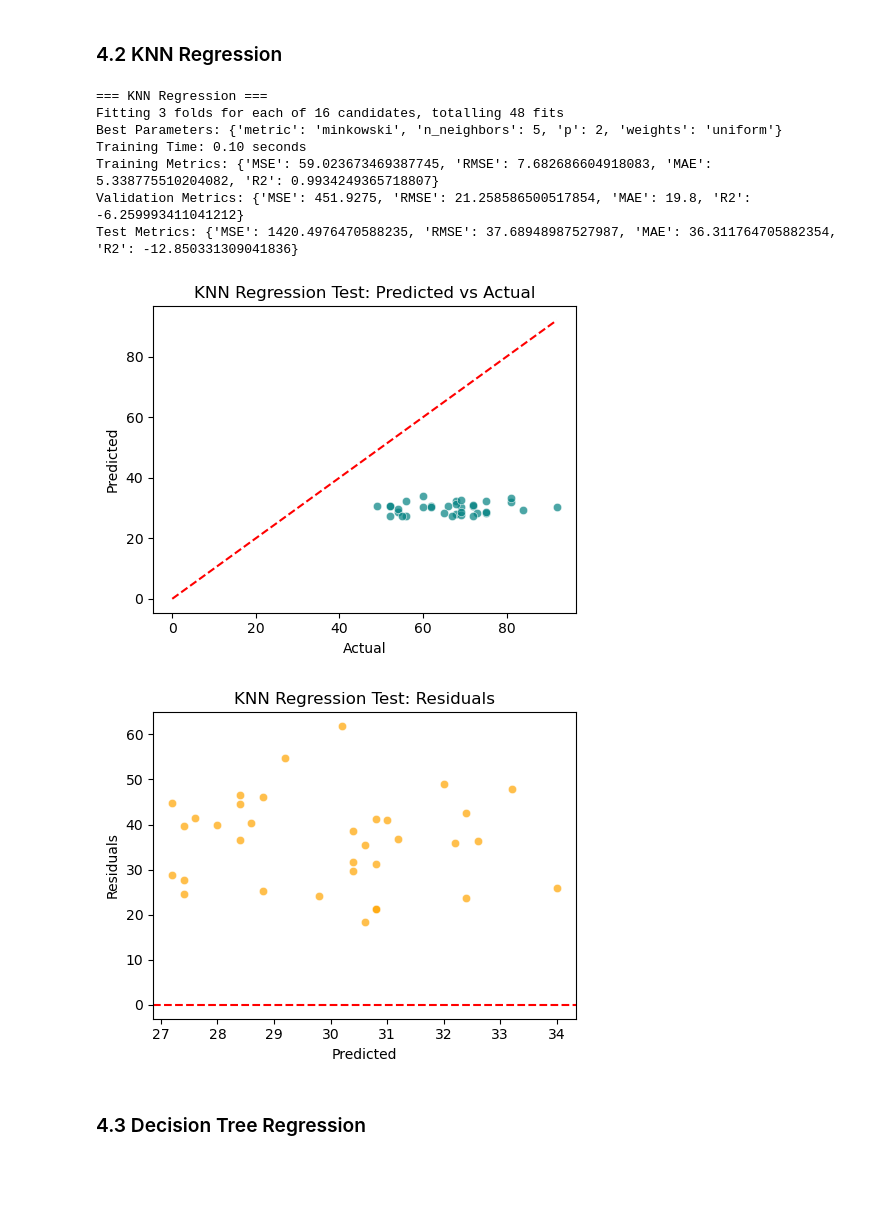
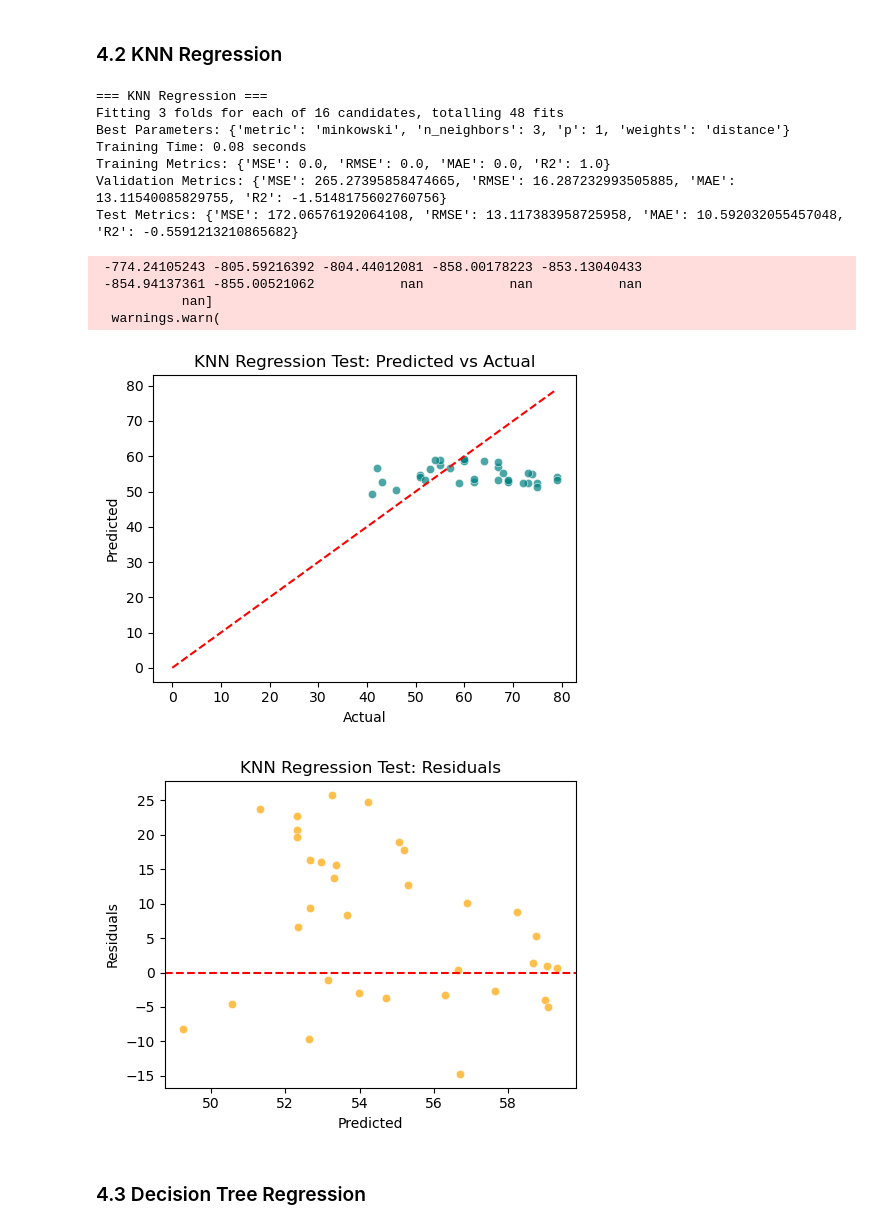
Before and after one commit to ca1phas/Lab-3-Supervised-Learning, a Jupyter notebook: Lab3_P2_G3.ipynb, the cells around one changed output. Drawn from its saved outputs; the diff is of its cells as text; code cells hidden in the pictures; blank space fills up the shorter version.

Commit message:
update date range

```diff
--- a/Lab3_P2_G3.ipynb
+++ b/Lab3_P2_G3.ipynb
@@ -52,7 +52,7 @@ from sklearn.metrics import mean_absolute_error, mean_squared_error, r2_score
 import time
 
 # --- Set constants ---
-START_DATE = pd.to_datetime("2022-03-01")
+START_DATE = pd.to_datetime("2022-04-01")
 END_DATE = START_DATE + pd.DateOffset(months=6) - pd.Timedelta(days=1)
 
 # Target variable
@@ -721,40 +721,44 @@ Test Metrics: {'MSE': 3448.6938546937918, 'RMSE': 58.72558092257404, 'MAE': 57.6
 # %%
 # --- KNN Regression ---
 knn_params = {
-    "n_neighbors": [3, 5, 7, 9],        # Number of neighbors
+    "n_neighbors": [3, 9, 27, 81],        # Number of neighbors
     "weights": ["uniform", "distance"], # Uniform or distance-based weighting
     "metric": ["minkowski"],            # Use Minkowski distance
     "p": [1, 2]                         # Power parameter: 1=Manhattan, 2=Euclidean
 }
 
 best_knn, metrics_train_knn, metrics_val_knn, metrics_test_knn, t_knn = run_full_regression_pipeline(
     KNeighborsRegressor(),
     knn_params,
     X_train,
     y_train,
     X_val,
     y_val,
     X_test,
     y_test,
     model_name="KNN Regression"
 )
 
 all_results["KNN"] = {
     "Train": metrics_train_knn,
     "Validation": metrics_val_knn,
     "Test": metrics_test_knn,
     "Train Time": t_knn
 }
 # %% [output]
 === KNN Regression ===
 Fitting 3 folds for each of 16 candidates, totalling 48 fits
-Best Parameters: {'metric': 'minkowski', 'n_neighbors': 5, 'p': 2, 'weights': 'uniform'}
-Training Time: 0.10 seconds
-Training Metrics: {'MSE': 59.023673469387745, 'RMSE': 7.682686604918083, 'MAE': 5.338775510204082, 'R2': 0.9934249365718807}
-Validation Metrics: {'MSE': 451.9275, 'RMSE': 21.258586500517854, 'MAE': 19.8, 'R2': -6.259993411041212}
-Test Metrics: {'MSE': 1420.4976470588235, 'RMSE': 37.68948987527987, 'MAE': 36.311764705882354, 'R2': -12.850331309041836}
+Best Parameters: {'metric': 'minkowski', 'n_neighbors': 3, 'p': 1, 'weights': 'distance'}
+Training Time: 0.08 seconds
+Training Metrics: {'MSE': 0.0, 'RMSE': 0.0, 'MAE': 0.0, 'R2': 1.0}
+Validation Metrics: {'MSE': 265.27395858474665, 'RMSE': 16.287232993505885, 'MAE': 13.11540085829755, 'R2': -1.5148175602760756}
+Test Metrics: {'MSE': 172.06576192064108, 'RMSE': 13.117383958725958, 'MAE': 10.592032055457048, 'R2': -0.5591213210865682}
+ -774.24105243 -805.59216392 -804.44012081 -858.00178223 -853.13040433
+ -854.94137361 -855.00521062           nan           nan           nan
+           nan]
+  warnings.warn(
-[figure, old version]
+[figure, new version]
-[figure, old version]
+[figure, new version]
 # %% [markdown]
 ### 4.3 Decision Tree Regression
 # %%
```
Also changed, not shown: parts of 10 cells of this notebook.
